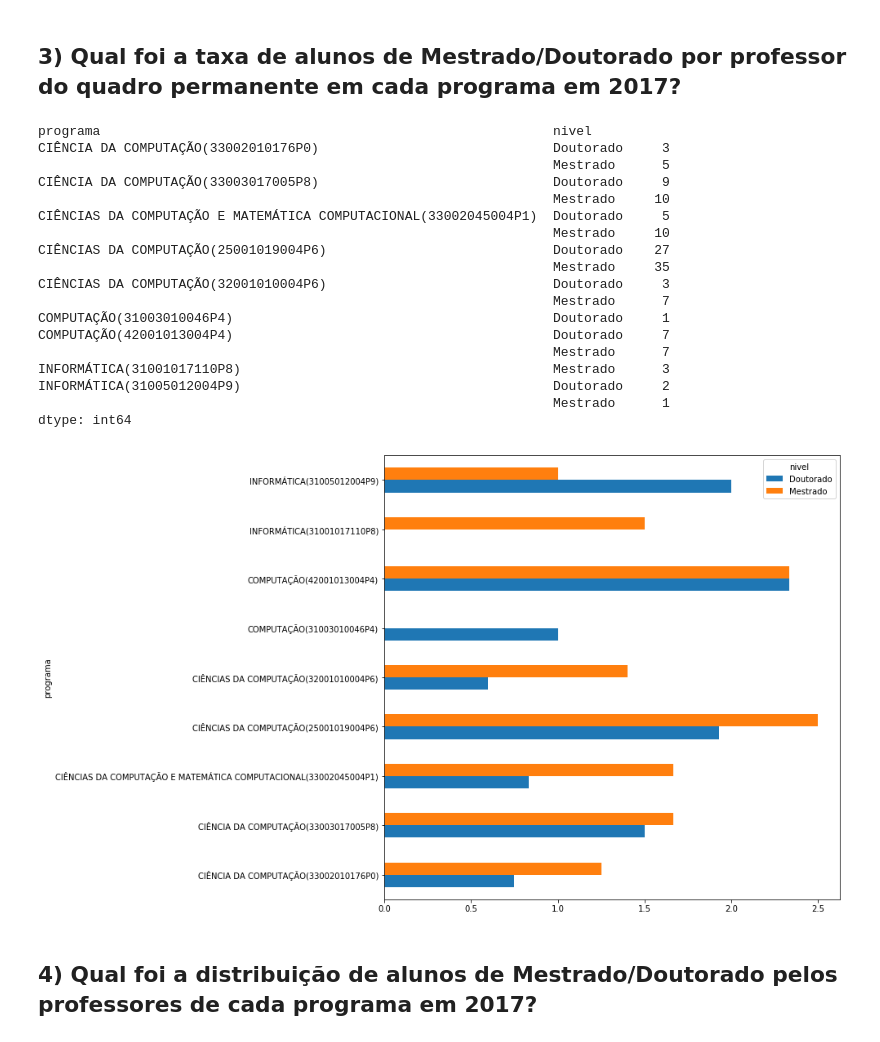
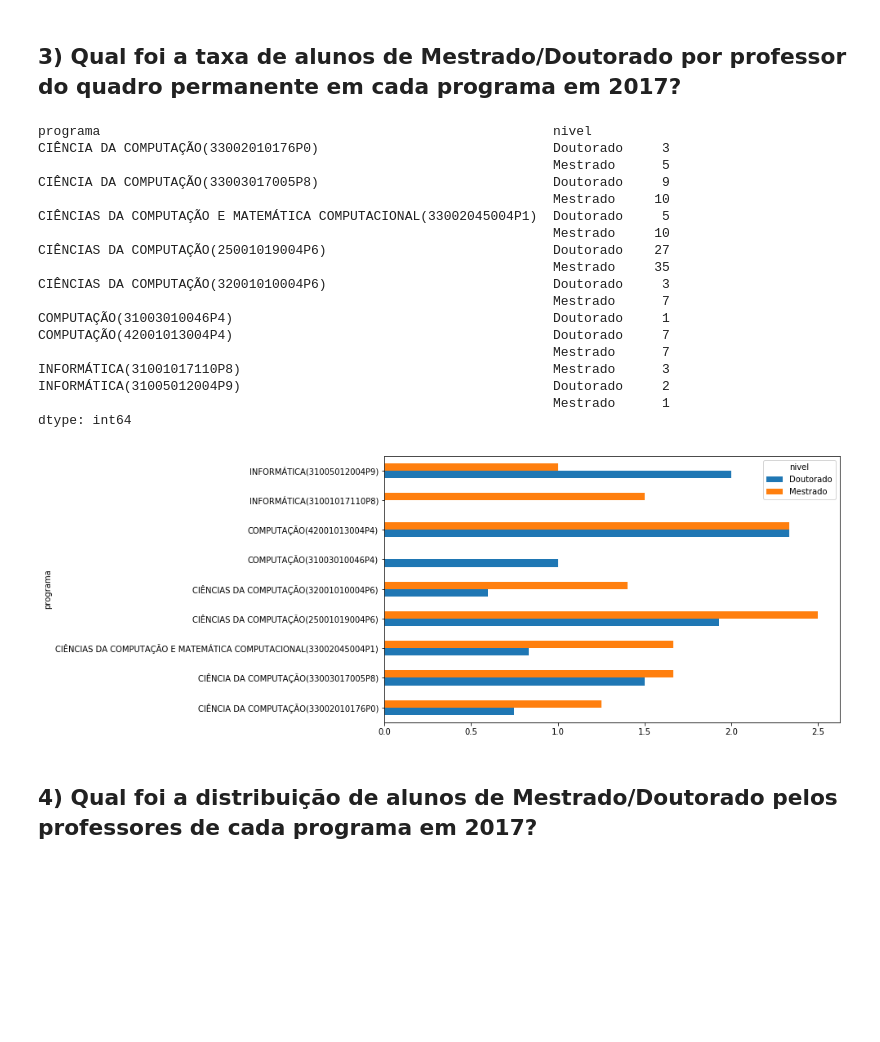
Before and after one commit to leotok/INF1032, a Jupyter notebook: T1-1.ipynb, the cells around one changed output. Saved outputs shown, nothing was run; the diff lists cells and outputs as text; code cells hidden in the pictures; blank space fills up the shorter version.

Commit message:
plot 1.4

```diff
--- a/T1-1.ipynb
+++ b/T1-1.ipynb
@@ -119,36 +119,36 @@ discentes_programa
 # %%
 programas = doscentes_discentes.programa.unique()
 doscentes_discentes_pos = doscentes_discentes.loc[
     (doscentes_discentes['nivel'] != 'Graduação') &
     (doscentes_discentes['categoria'] != 'PERMANENTE')
     , doscentes_discentes.columns]
 
 discentes_por_programa = doscentes_discentes_pos.groupby(['programa', 'nivel']).size()
-
+doscentes_por_programa = doscentes_discentes_pos.drop_duplicates('orientador').groupby('programa').size()
 taxa_alunos_por_professor_programa = discentes_por_programa / doscentes_por_programa
 
-taxa_alunos_por_professor_programa.unstack('nivel').plot.barh(figsize=(10,10))
+taxa_alunos_por_professor_programa.unstack('nivel').plot.barh(figsize=(10,6))
 discentes_por_programa
 # %% [output]
 programa                                                          nivel
 CIÊNCIA DA COMPUTAÇÃO(33002010176P0)                              Doutorado     3
                                                                   Mestrado      5
 CIÊNCIA DA COMPUTAÇÃO(33003017005P8)                              Doutorado     9
                                                                   Mestrado     10
 CIÊNCIAS DA COMPUTAÇÃO E MATEMÁTICA COMPUTACIONAL(33002045004P1)  Doutorado     5
                                                                   Mestrado     10
 CIÊNCIAS DA COMPUTAÇÃO(25001019004P6)                             Doutorado    27
                                                                   Mestrado     35
 CIÊNCIAS DA COMPUTAÇÃO(32001010004P6)                             Doutorado     3
                                                                   Mestrado      7
 COMPUTAÇÃO(31003010046P4)                                         Doutorado     1
 COMPUTAÇÃO(42001013004P4)                                         Doutorado     7
                                                                   Mestrado      7
 INFORMÁTICA(31001017110P8)                                        Mestrado      3
 INFORMÁTICA(31005012004P9)                                        Doutorado     2
                                                                   Mestrado      1
 dtype: int64
-[figure, old version]
+[figure, new version]
 # %% [markdown]
 ## 4) Qual foi a distribuição de alunos de Mestrado/Doutorado pelos professores de cada programa em 2017?
 # %%
```
Also changed, not shown: parts of 1 cell of this notebook.
